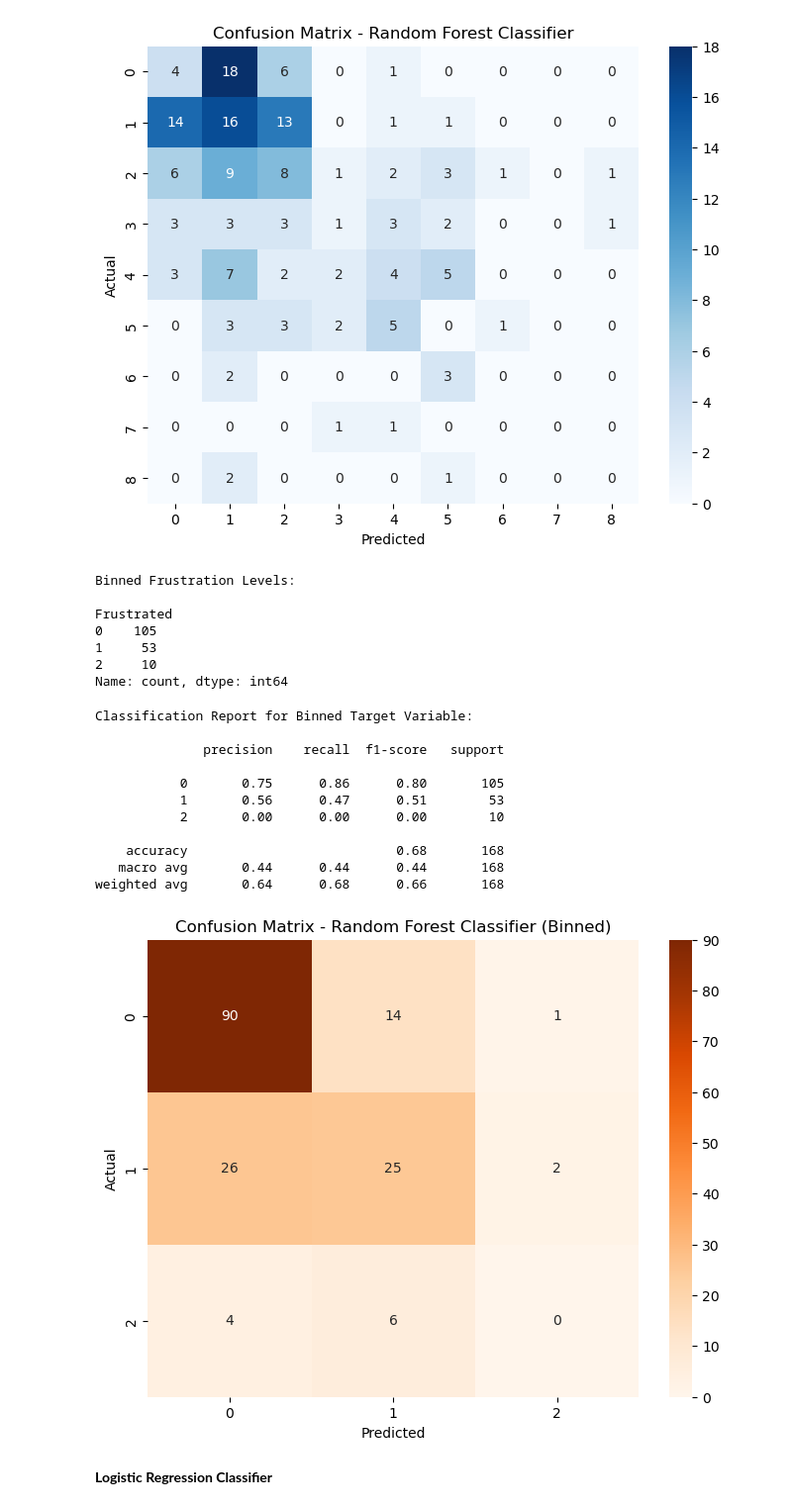
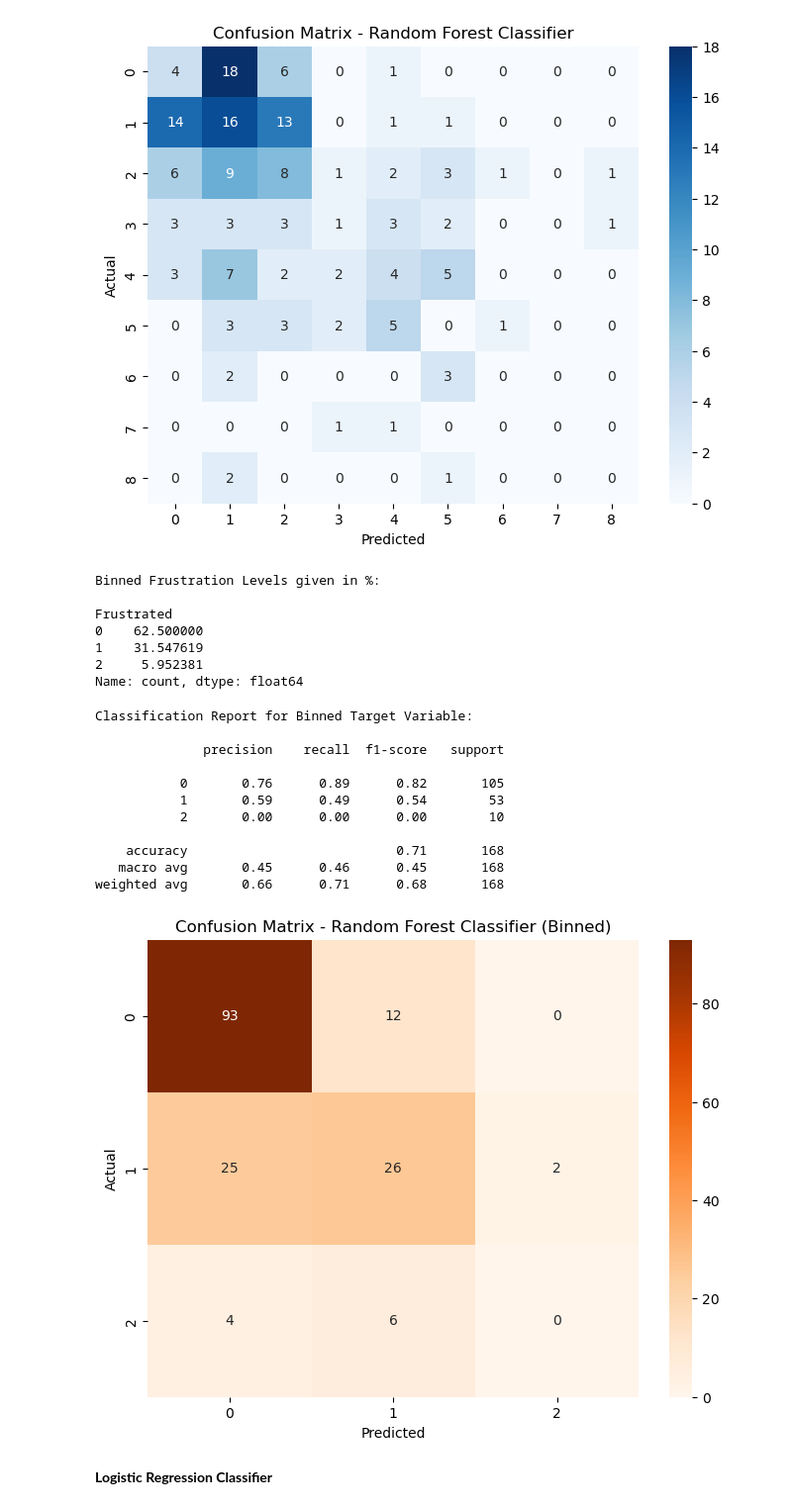
Before and after one commit to gustav1998/02445-individual-assignment, a Jupyter notebook: models.ipynb, the cells around one changed output. Shown: that part at 99% size. Cells and saved outputs as stored; diff of their text form; code cells hidden in the pictures.

```diff
--- a/models.ipynb
+++ b/models.ipynb
@@ -127,51 +143,52 @@ def bin_frustration(val):
 #apply binning function
 y_binned = df['Frustrated'].apply(bin_frustration)
 
-print("Binned Frustration Levels:\n")
-print(y_binned.value_counts().sort_index())
+print("Binned Frustration Levels given in %:\n")
+print((y_binned.value_counts().sort_index()/168)*100)
 # %% [output]
-Binned Frustration Levels:
+Binned Frustration Levels given in %:
 
 Frustrated
-0    105
-1     53
-2     10
-Name: count, dtype: int64
+0    62.500000
+1    31.547619
+2     5.952381
+Name: count, dtype: float64
 # %%
 #redefine the model pipeline with the binned target variable
 y = y_binned
 
 pipeline_rf_binned = Pipeline(steps=[
     ('preprocessor', preprocessor),
-    ('classifier', RandomForestClassifier(random_state=42)  )
+    ('classifier', RandomForestClassifier(class_weight='balanced', random_state=42)  )
 ])
 
 #cross-validate the model with the binned target variable
 y_pred_rf_binned = cross_val_predict(pipeline_rf_binned, X, y, cv=cv, groups=groups)
 #printing the classification report and confusion matrix for binned target variable
 print("Classification Report for Binned Target Variable:\n")
 print(classification_report(y, y_pred_rf_binned, zero_division=0))
 
+
 cm_binned = confusion_matrix(y, y_pred_rf_binned)
 plt.figure(figsize=(8, 6))
 sns.heatmap(cm_binned, annot=True, fmt='d', cmap='Oranges')
 plt.title('Confusion Matrix - Random Forest Classifier (Binned)')
 plt.xlabel('Predicted')
 plt.ylabel('Actual')
 plt.show()
 # %% [output]
 Classification Report for Binned Target Variable:
 
               precision    recall  f1-score   support
 
-           0       0.75      0.86      0.80       105
-           1       0.56      0.47      0.51        53
+           0       0.76      0.89      0.82       105
+           1       0.59      0.49      0.54        53
            2       0.00      0.00      0.00        10
 
-    accuracy                           0.68       168
-   macro avg       0.44      0.44      0.44       168
-weighted avg       0.64      0.68      0.66       168
+    accuracy                           0.71       168
+   macro avg       0.45      0.46      0.45       168
+weighted avg       0.66      0.71      0.68       168
-[figure, old version]
+[figure, new version]
 # %% [markdown]
 **Logistic Regression Classifier**
 # %%
```
Also changed, not shown: parts of 4 cells of this notebook.
